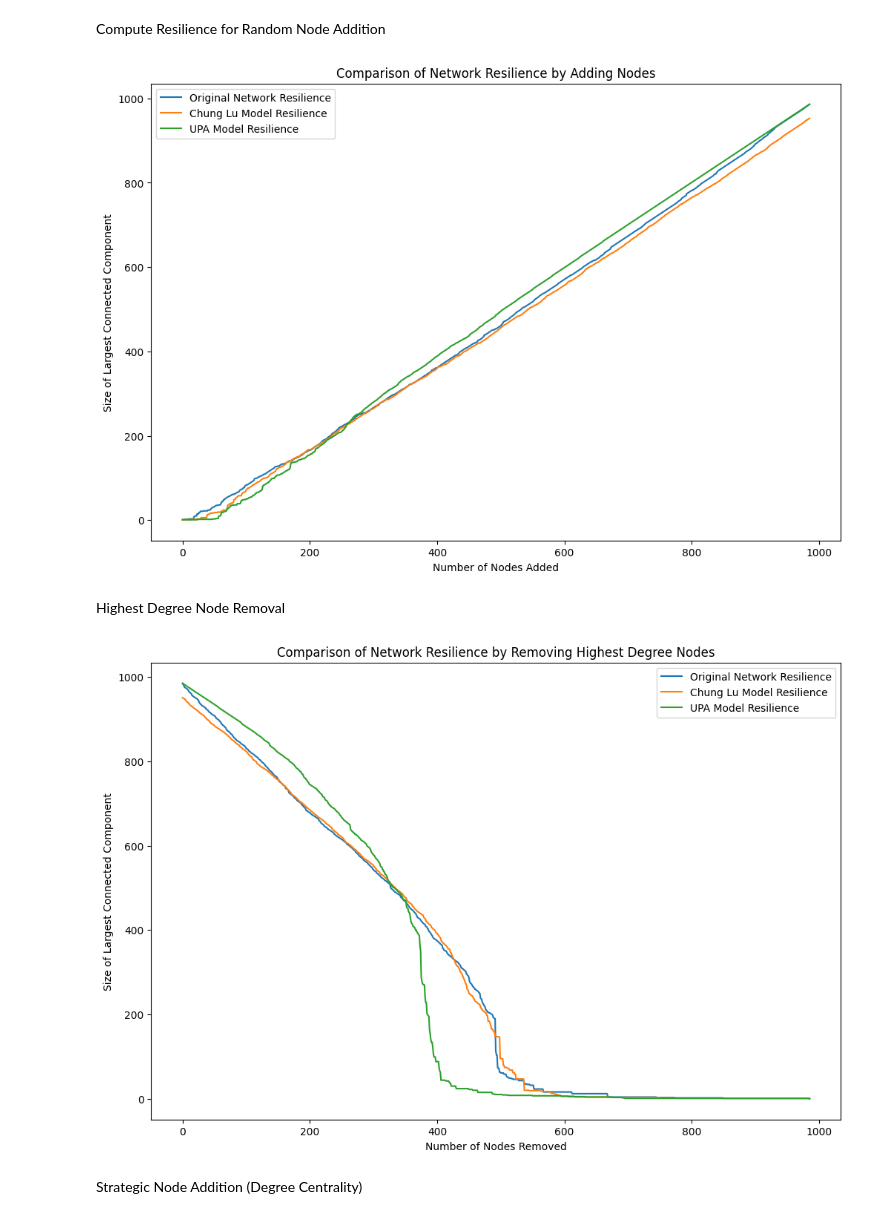
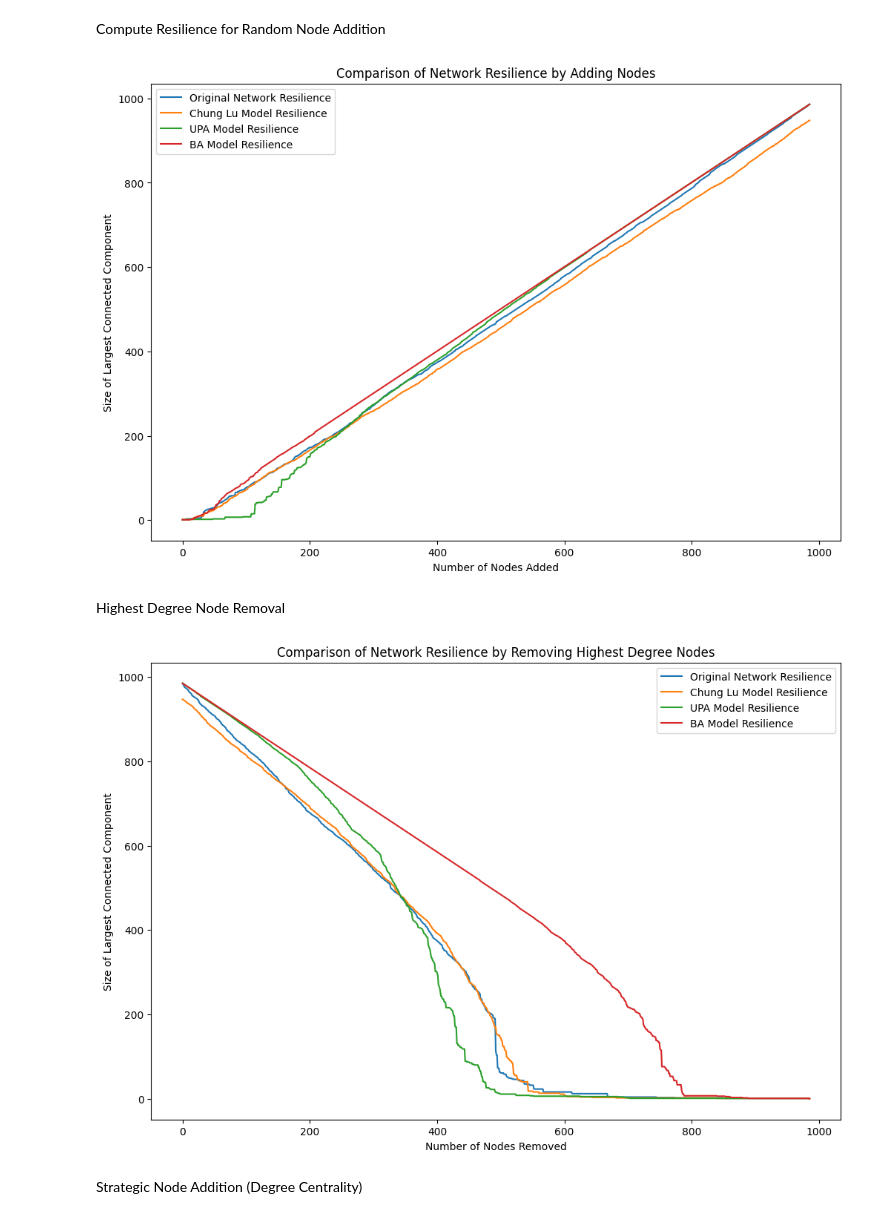
Before and after one commit to adishdmc/Graph_Resilience_Analysis, a Jupyter notebook: Email/src/Resilience_testing.ipynb, the cells around one changed output. Drawn from its saved outputs; the diff is of its cells as text; code cells hidden in the pictures.

```diff
--- a/Email/src/Resilience_testing.ipynb
+++ b/Email/src/Resilience_testing.ipynb
@@ -62,6 +74,16 @@ plt.show()
 # %% [markdown]
  Compute Resilience for Random Node Addition
 # %%
+import networkx as nx
+import random
+import matplotlib.pyplot as plt
+
+# Assuming the original email_graph, chung_lu_model, and upa_model are already defined and available
+
+# Create a Barabási-Albert (BA) model based on the email dataset's number of nodes and average degree
+average_degree = sum(dict(email_graph.degree()).values()) / email_graph.number_of_nodes()
+ba_model = nx.barabasi_albert_graph(email_graph.number_of_nodes(), int(average_degree / 2))
+
 def random_node_addition(graph):
     nodes = list(graph.nodes())
     random.shuffle(nodes)
@@ -83,51 +105,64 @@ def random_node_addition(graph):
 addition_resilience_email = random_node_addition(email_graph.copy())
 addition_resilience_chung_lu = random_node_addition(chung_lu_model.copy())
 addition_resilience_upa = random_node_addition(upa_model.copy())
+addition_resilience_ba = random_node_addition(ba_model.copy())
 
 # Plotting the resilience
 plt.figure(figsize=(12, 8))
 plt.plot(addition_resilience_email, label='Original Network Resilience')
 plt.plot(addition_resilience_chung_lu, label='Chung Lu Model Resilience')
 plt.plot(addition_resilience_upa, label='UPA Model Resilience')
+plt.plot(addition_resilience_ba, label='BA Model Resilience')
 plt.xlabel('Number of Nodes Added')
 plt.ylabel('Size of Largest Connected Component')
 plt.title('Comparison of Network Resilience by Adding Nodes')
 plt.legend()
 plt.show()
 # %% [output]
-[figure, old version]
+[figure, new version]
 # %% [markdown]
 Highest Degree Node Removal
 # %%
+import networkx as nx
+import matplotlib.pyplot as plt
+
+# Assuming the original email_graph, chung_lu_model, and upa_model are already defined and available
+
+# Create a Barabási-Albert (BA) model based on the email dataset's number of nodes and average degree
+average_degree = sum(dict(email_graph.degree()).values()) / email_graph.number_of_nodes()
+ba_model = nx.barabasi_albert_graph(email_graph.number_of_nodes(), int(average_degree / 2))
+
 def highest_degree_node_removal(graph):
     nodes_sorted_by_degree = sorted(graph.degree, key=lambda x: x[1], reverse=True)
     largest_cc_size = []
     for node, _ in nodes_sorted_by_degree:
         graph.remove_node(node)
         if nx.number_connected_components(graph) > 0:
             largest_cc = max(nx.connected_components(graph), key=len)
             largest_cc_size.append(len(largest_cc))
         else:
             largest_cc_size.append(0)  # If the graph is completely disconnected
     return largest_cc_size
 
 # Compute resilience for highest degree node removal
 highest_degree_resilience_email = highest_degree_node_removal(email_graph.copy())
 highest_degree_resilience_chung_lu = highest_degree_node_removal(chung_lu_model.copy())
 highest_degree_resilience_upa = highest_degree_node_removal(upa_model.copy())
+highest_degree_resilience_ba = highest_degree_node_removal(ba_model.copy())
 
 # Plotting the resilience
 plt.figure(figsize=(12, 8))
 plt.plot(highest_degree_resilience_email, label='Original Network Resilience')
 plt.plot(highest_degree_resilience_chung_lu, label='Chung Lu Model Resilience')
 plt.plot(highest_degree_resilience_upa, label='UPA Model Resilience')
+plt.plot(highest_degree_resilience_ba, label='BA Model Resilience')
 plt.xlabel('Number of Nodes Removed')
 plt.ylabel('Size of Largest Connected Component')
 plt.title('Comparison of Network Resilience by Removing Highest Degree Nodes')
 plt.legend()
 plt.show()
 # %% [output]
-[figure, old version]
+[figure, new version]
 # %% [markdown]
 Strategic Node Addition (Degree Centrality)
 # %%
```
Also changed, not shown: parts of 3 cells of this notebook, 15 other files.
